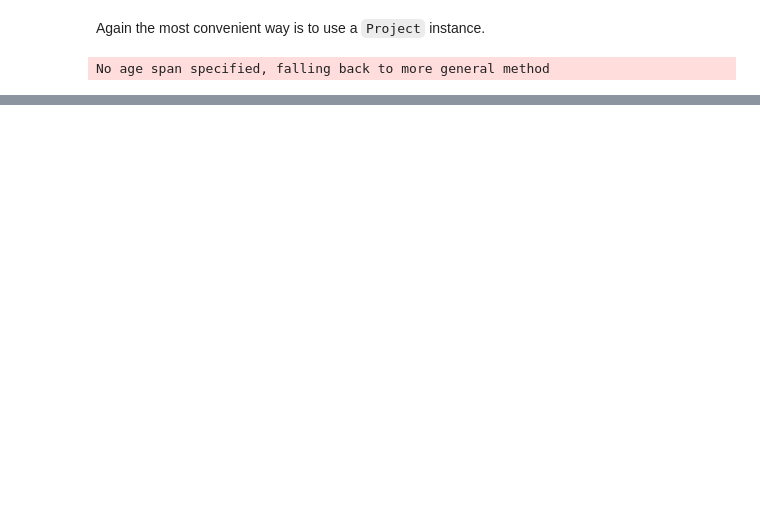
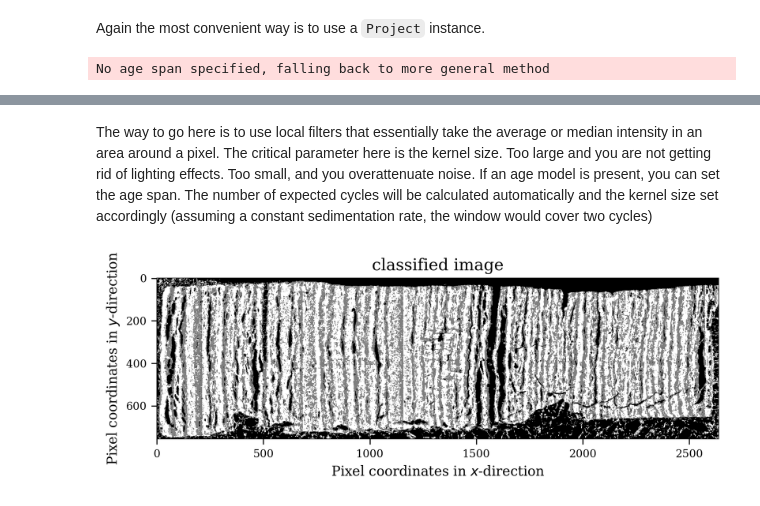
Before and after one commit to yaza11/maspim, a Jupyter notebook: Notebooks/05_ImageROI.ipynb, the cells around one changed output, grey strips where cells are left out. Saved outputs shown, nothing was run; the diff lists cells and outputs as text; code cells hidden in the pictures; blank space fills up the shorter version.

```diff
--- a/Notebooks/05_ImageROI.ipynb
+++ b/Notebooks/05_ImageROI.ipynb
@@ -77,0 +91,8 @@ We now are entering the area where you have to choose whether your samples are l
+# %% [markdown]
+The way to go here is to use local filters that essentially take the average or median intensity in an area around a pixel. The critical parameter here is the kernel size. Too large and you are not getting rid of lighting effects. Too small, and you overattenuate noise. If an age model is present, you can set the age span. The number of expected cycles will be calculated automatically and the kernel size set accordingly (assuming a constant sedimentation rate, the window would cover two cycles)
+# %%
+# age span of 100 years is roughly correct
+laminated_roi.age_span = (0, 100)
+laminated_roi.set_classification_adaptive_mean(plts=True)
+# %% [output]
+[figure, added]
```
Also changed, not shown: parts of 13 cells of this notebook, 17 other files.
